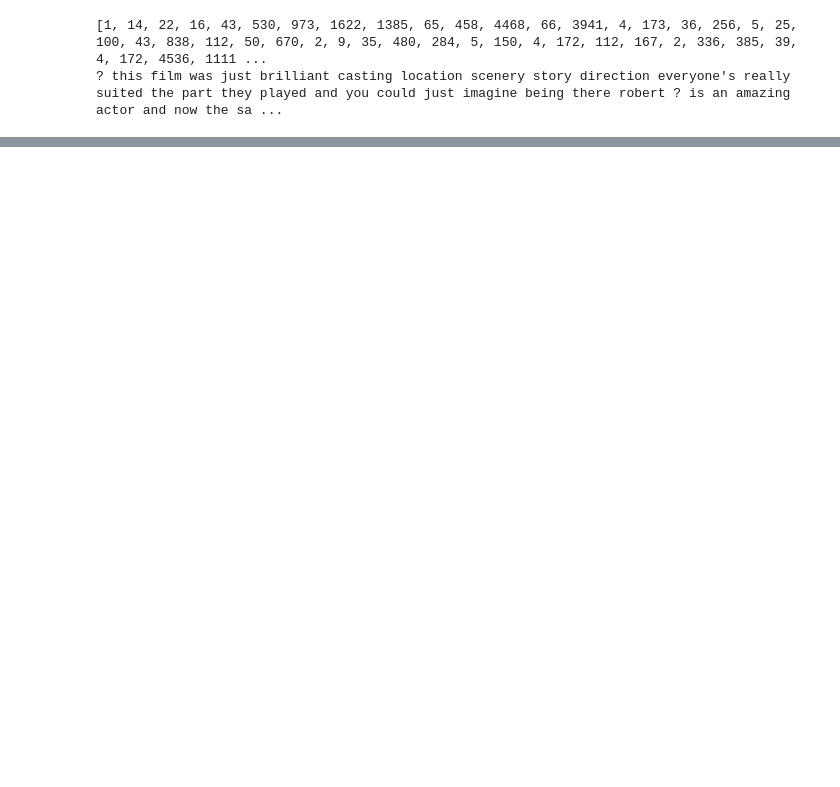
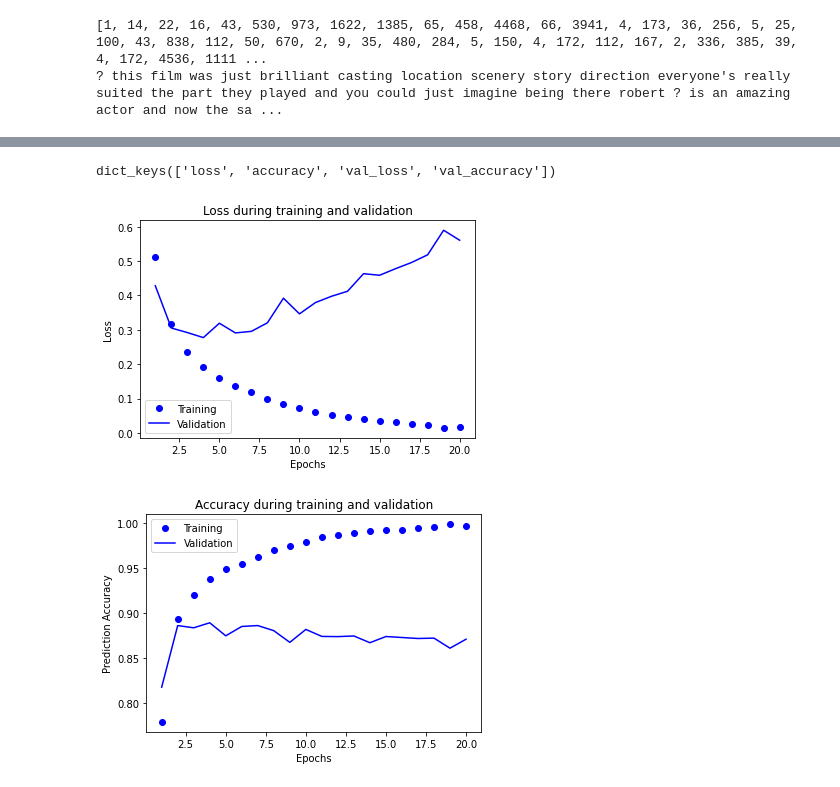
Before and after one commit to TXSpencer/IMDb-Classification, a Jupyter notebook: imdb_classification.ipynb, the cells around one changed output, grey strips where cells are left out. Drawn from its saved outputs; the diff is of its cells as text; code cells hidden in the pictures; blank space fills up the shorter version.

```diff
--- a/imdb_classification.ipynb
+++ b/imdb_classification.ipynb
@@ -49,0 +65,18 @@ y_test = np.asarray(test_labels).astype('float32')
+# %%
+# Compile the model
+
+model.compile(optimizer='rmsprop', loss='binary_crossentropy', metrics=['accuracy'])
+# %%
+# Validation set
+
+x_val = x_train[:10000]
+partial_x_train = x_train[10000:]
+
+y_val =  y_train[:10000]
+partial_y_train = y_train[10000:]
+# %%
+# Model training
+history = model.fit(partial_x_train, partial_y_train,
+                    epochs=20,
+                    batch_size=512,
+                    validation_data=(x_val, y_val))
@@ -49,0 +101,35 @@ y_test = np.asarray(test_labels).astype('float32')
+# %%
+history_dict = history.history
+print(history_dict.keys())
+
+loss_values = history_dict['loss']
+val_loss_values = history_dict['val_loss']
+
+epochs = range(1, len(history_dict['accuracy']) + 1)
+
+plt.plot(epochs, loss_values, 'bo', label='Training')
+
+plt.plot(epochs, val_loss_values, 'b', label='Validation')
+
+plt.title('Loss during training and validation')
+plt.xlabel('Epochs')
+plt.ylabel('Loss')
+plt.legend()
+
+plt.show()
+
+acc_values = history_dict['accuracy']
+val_acc_values = history_dict['val_accuracy']
+
+plt.plot(epochs, acc_values, 'bo', label='Training')
+plt.plot(epochs,val_acc_values, 'b', label='Validation')
+plt.title('Accuracy during training and validation')
+plt.xlabel('Epochs')
+plt.ylabel('Prediction Accuracy')
+plt.legend()
+
+plt.show()
+# %% [output]
+dict_keys(['loss', 'accuracy', 'val_loss', 'val_accuracy'])
+[figure, added]
+[figure, added]
```
Also changed, not shown: parts of 7 cells of this notebook.
